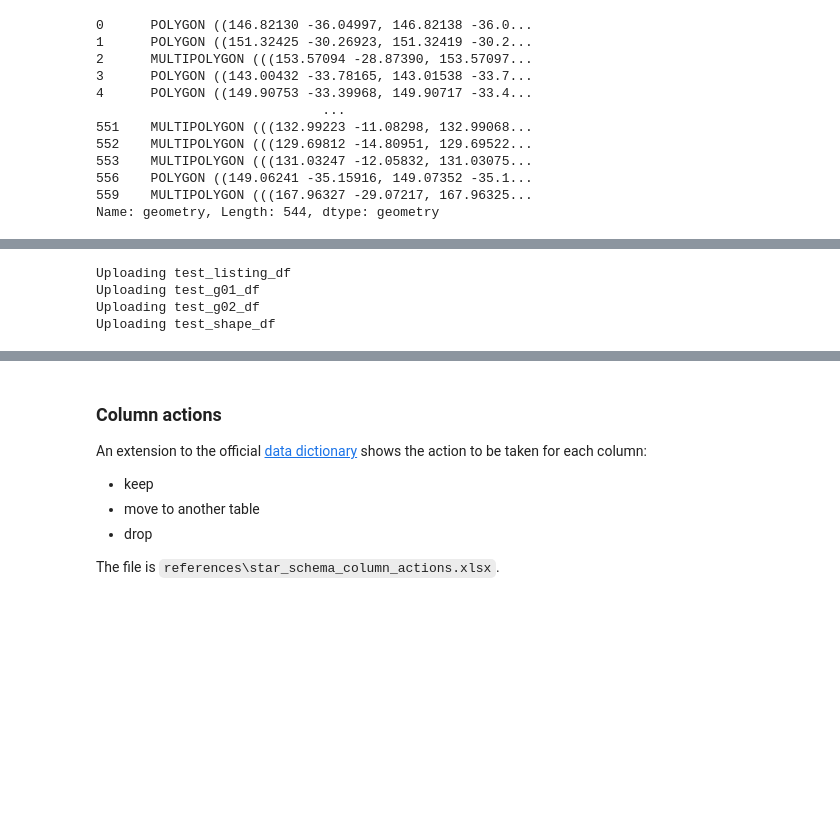
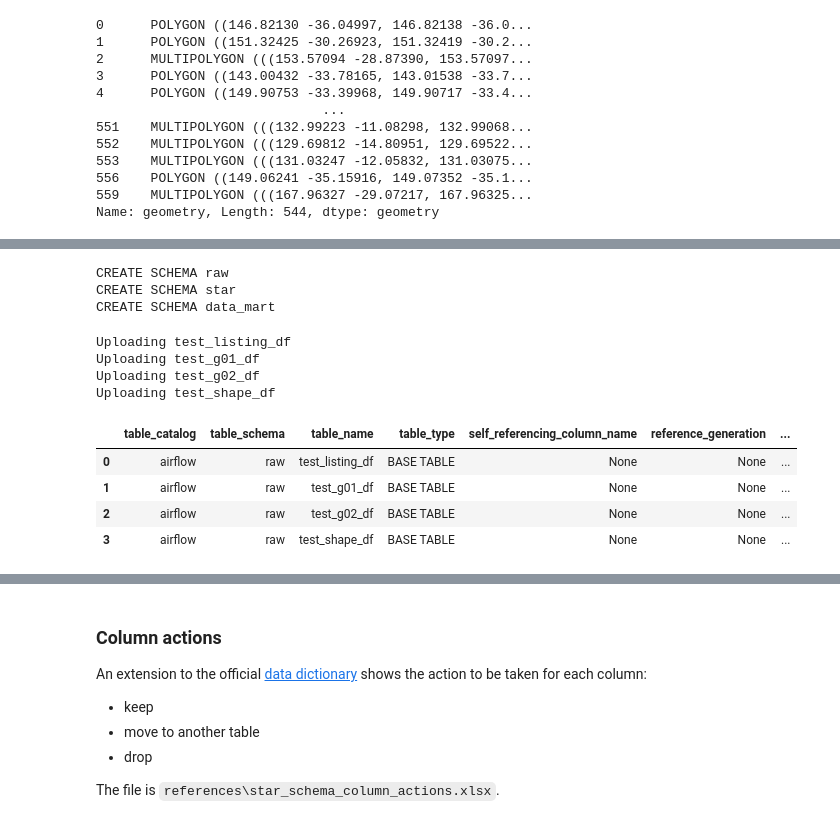
Before and after one commit to roger-yu-ds/bde_ass_2, a Jupyter notebook: notebooks/2_design_star_schema.ipynb, the cells around one changed output, grey strips where cells are left out. Drawn from its saved outputs; the diff is of its cells as text; code cells hidden in the pictures; blank space fills up the shorter version.

```diff
--- a/notebooks/2_design_star_schema.ipynb
+++ b/notebooks/2_design_star_schema.ipynb
@@ -188,3 +242,13 @@ shape_df.to_postgis(con=engine,
+# %%
+schema_list = ['raw', 'star', 'data_mart']
+for schema in schema_list:
+    query_create_schema = f'CREATE SCHEMA {schema}'
+    print(query_create_schema)
+    engine.connect().execute(query_create_schema)
+# %% [output]
+CREATE SCHEMA raw
+CREATE SCHEMA star
+CREATE SCHEMA data_mart
 # %%
 df_dict = {
     'listing_df': listing_df,
@@ -214,8 +281,17 @@ Uploading test_shape_df
 # %%
 # Check database
 query = """
 SELECT *
 FROM information_schema.tables
 WHERE table_type='BASE TABLE'
-AND table_schema='public';
+AND table_schema='raw';
 """
+
+pd.read_sql(con=engine,
+            sql=query)
+# %% [output]
+|  | table_catalog | table_schema | table_name | table_type | self_referencing_column_name | reference_generation | ... |
+| 0 | airflow | raw | test_listing_df | BASE TABLE | None | None | ... |
+| 1 | airflow | raw | test_g01_df | BASE TABLE | None | None | ... |
+| 2 | airflow | raw | test_g02_df | BASE TABLE | None | None | ... |
+| 3 | airflow | raw | test_shape_df | BASE TABLE | None | None | ... |
```
Also changed, not shown: parts of 42 cells of this notebook, 1 other file.
